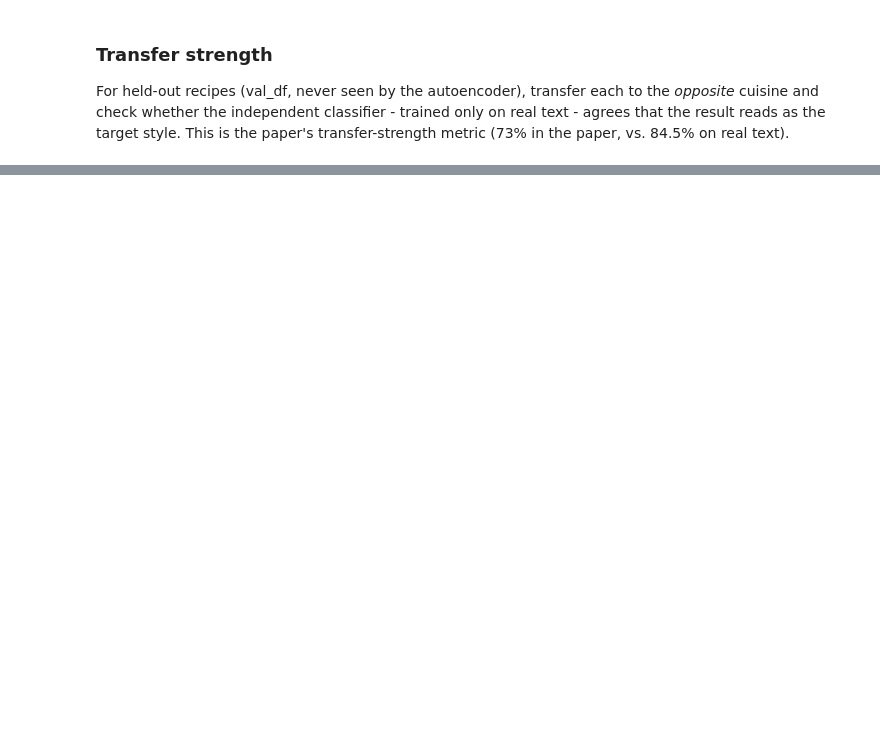
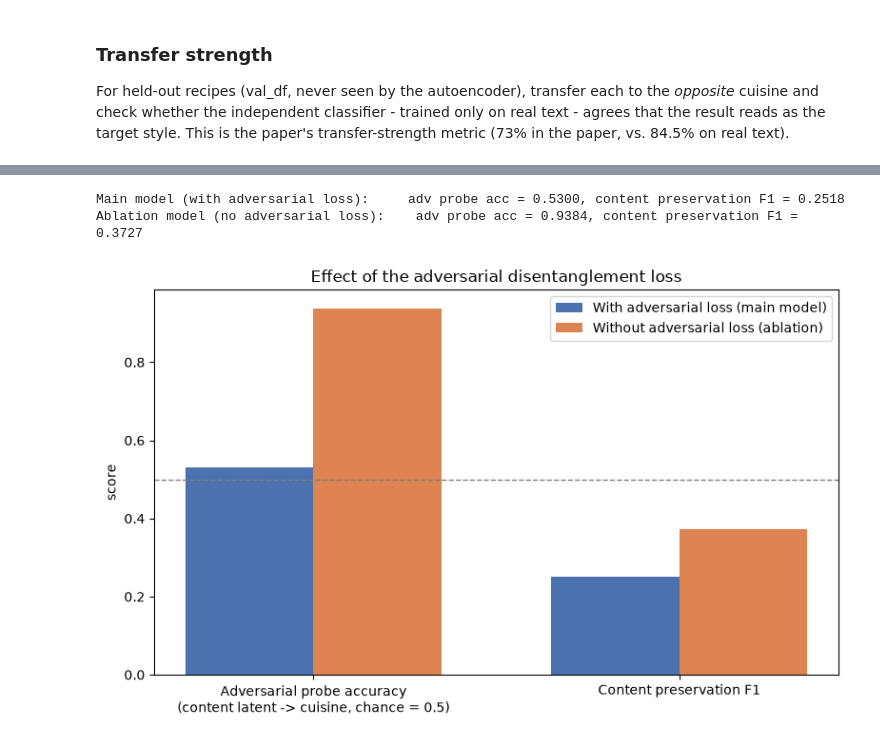
Before and after one commit to jelena3160/deepCuisineTransfer, a Jupyter notebook: 02_model.ipynb, the cells around one changed output, grey strips where cells are left out. Cells and saved outputs as stored; diff of their text form; code cells hidden in the pictures; blank space fills up the shorter version.

```diff
--- a/02_model.ipynb
+++ b/02_model.ipynb
@@ -725,0 +1066,48 @@ print(f"Transfer strength (independent classifier agrees with target style): {tr
+# %%
+@torch.no_grad()
+def test_adv_style_accuracy(model, adv_style_classifier, loader, device):
+    model.eval()
+    adv_style_classifier.eval()
+    correct, total = 0, 0
+    for batch_x, _, batch_len, batch_style, _ in loader:
+        batch_x, batch_style = batch_x.to(device), batch_style.to(device)
+        _, content_latent = model.encoder(batch_x, batch_len)
+        correct += (adv_style_classifier(content_latent).argmax(dim=-1) == batch_style).sum().item()
+        total += batch_style.size(0)
+    return correct / total
+
+main_adv_style_acc = test_adv_style_accuracy(model, adv_style_classifier, test_loader, device)
+ablation_adv_style_acc = test_adv_style_accuracy(ablation_model, ablation_adv_style_classifier, test_loader, device)
+
+# ablation model needs its own per-cuisine average style vectors before it can do style transfer
+ablation_class_style_vectors = compute_class_style_vectors(ablation_model, train_dataset, CUISINE2IDX, device)
+ablation_content_preservation = score_content_preservation(
+    ablation_model, val_df, wv, seq_len, ablation_class_style_vectors, CUISINE2IDX, vectorizer, device
+)
+
+print(f"Main model (with adversarial loss):     adv probe acc = {main_adv_style_acc:.4f}, content preservation F1 = {content_preservation:.4f}")
+print(f"Ablation model (no adversarial loss):    adv probe acc = {ablation_adv_style_acc:.4f}, content preservation F1 = {ablation_content_preservation:.4f}")
+# %% [output]
+Main model (with adversarial loss):     adv probe acc = 0.5300, content preservation F1 = 0.2518
+Ablation model (no adversarial loss):    adv probe acc = 0.9384, content preservation F1 = 0.3727
+# %%
+metrics = ['Adversarial probe accuracy\n(content latent -> cuisine, chance = 0.5)', 'Content preservation F1']
+main_scores = [main_adv_style_acc, content_preservation]
+ablation_scores = [ablation_adv_style_acc, ablation_content_preservation]
+
+x = np.arange(len(metrics))
+width = 0.35
+
+fig, ax = plt.subplots(figsize=(8, 5))
+ax.bar(x - width / 2, main_scores, width, label='With adversarial loss (main model)', color='#4C72B0')
+ax.bar(x + width / 2, ablation_scores, width, label='Without adversarial loss (ablation)', color='#DD8452')
+ax.axhline(0.5, color='gray', linestyle='--', linewidth=1)
+ax.set_xticks(x)
+ax.set_xticklabels(metrics)
+ax.set_ylabel('score')
+ax.set_title('Effect of the adversarial disentanglement loss')
+ax.legend()
+plt.tight_layout()
+plt.show()
+# %% [output]
+[figure, added]
```
Also changed, not shown: parts of 19 cells of this notebook, 10 other files.
